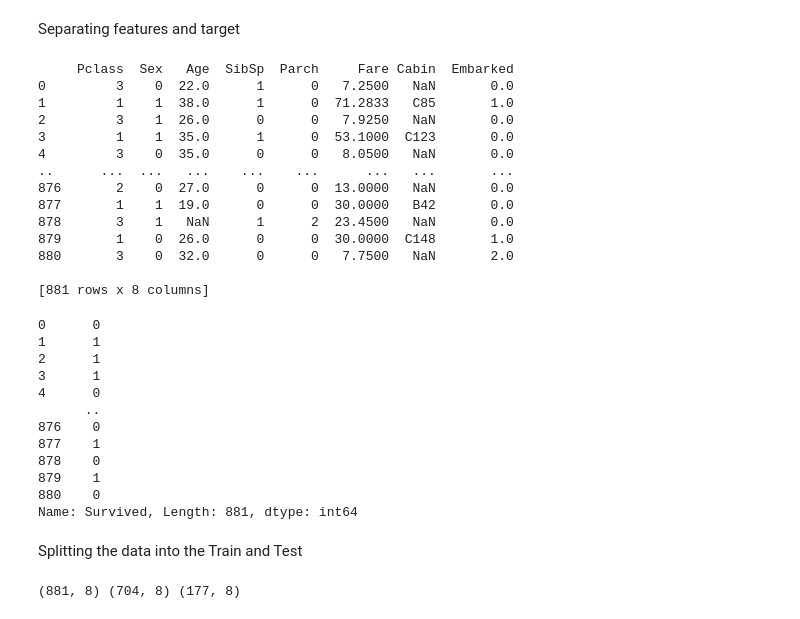
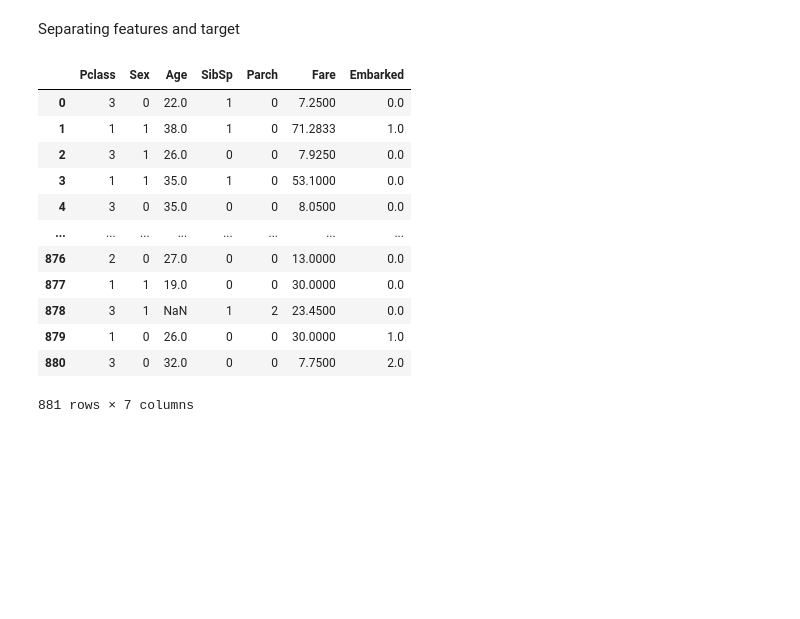
Before and after one commit to saifuddinrakib/Getting-with-the-Data-Exploratory-Analysis-by-ML, a Jupyter notebook: titanic-machine-learning.ipynb, the cells around one changed output. Saved outputs shown, nothing was run; the diff lists cells and outputs as text; code cells hidden in the pictures; blank space fills up the shorter version.

```diff
--- a/titanic-machine-learning.ipynb
+++ b/titanic-machine-learning.ipynb
@@ -761,39 +761,18 @@ train_data.head()
 # %% [markdown]
 Separating features and target
 # %%
-X=train_data.drop(columns=['PassengerId', 'Name', 'Ticket', 'Survived'], axis=1)
-Y=train_data ['Survived']
+train_data.drop(columns=['PassengerId','Cabin', 'Name', 'Ticket', 'Survived'], axis=1)
+# %% [output]
+|  | Pclass | Sex | Age | SibSp | Parch | Fare | Embarked |
+| 0 | 3 | 0 | 22.0 | 1 | 0 | 7.2500 | 0.0 |
+| 1 | 1 | 1 | 38.0 | 1 | 0 | 71.2833 | 1.0 |
+| 2 | 3 | 1 | 26.0 | 0 | 0 | 7.9250 | 0.0 |
+| 3 | 1 | 1 | 35.0 | 1 | 0 | 53.1000 | 0.0 |
+| 4 | 3 | 0 | 35.0 | 0 | 0 | 8.0500 | 0.0 |
+| ... | ... | ... | ... | ... | ... | ... | ... |
+| 876 | 2 | 0 | 27.0 | 0 | 0 | 13.0000 | 0.0 |
+| 877 | 1 | 1 | 19.0 | 0 | 0 | 30.0000 | 0.0 |
+| 878 | 3 | 1 | NaN | 1 | 2 | 23.4500 | 0.0 |
+| 879 | 1 | 0 | 26.0 | 0 | 0 | 30.0000 | 1.0 |
+| 880 | 3 | 0 | 32.0 | 0 | 0 | 7.7500 | 2.0 |
+881 rows × 7 columns
-# %%
-print (X)
-# %% [output]
-     Pclass  Sex   Age  SibSp  Parch     Fare Cabin  Embarked
-0         3    0  22.0      1      0   7.2500   NaN       0.0
-1         1    1  38.0      1      0  71.2833   C85       1.0
-2         3    1  26.0      0      0   7.9250   NaN       0.0
-3         1    1  35.0      1      0  53.1000  C123       0.0
-4         3    0  35.0      0      0   8.0500   NaN       0.0
-..      ...  ...   ...    ...    ...      ...   ...       ...
-876       2    0  27.0      0      0  13.0000   NaN       0.0
-877       1    1  19.0      0      0  30.0000   B42       0.0
-878       3    1   NaN      1      2  23.4500   NaN       0.0
-879       1    0  26.0      0      0  30.0000  C148       1.0
-880       3    0  32.0      0      0   7.7500   NaN       2.0
-
-[881 rows x 8 columns]
-# %%
-print (Y)
-# %% [output]
-0      0
-1      1
-2      1
-3      1
-4      0
-      ..
-876    0
-877    1
-878    0
-879    1
-880    0
-Name: Survived, Length: 881, dtype: int64
-# %% [markdown]
-Splitting the data into the Train and Test
@@ -808,4 +778,0 @@ X_train, X_test, Y_train, Y_test = train_test_split(X, Y, test_size=0.2, random_
-# %%
-print(X.shape,X_train.shape, X_test.shape)
-# %% [output]
-(881, 8) (704, 8) (177, 8)
```
Also changed, not shown: parts of 11 cells of this notebook.
